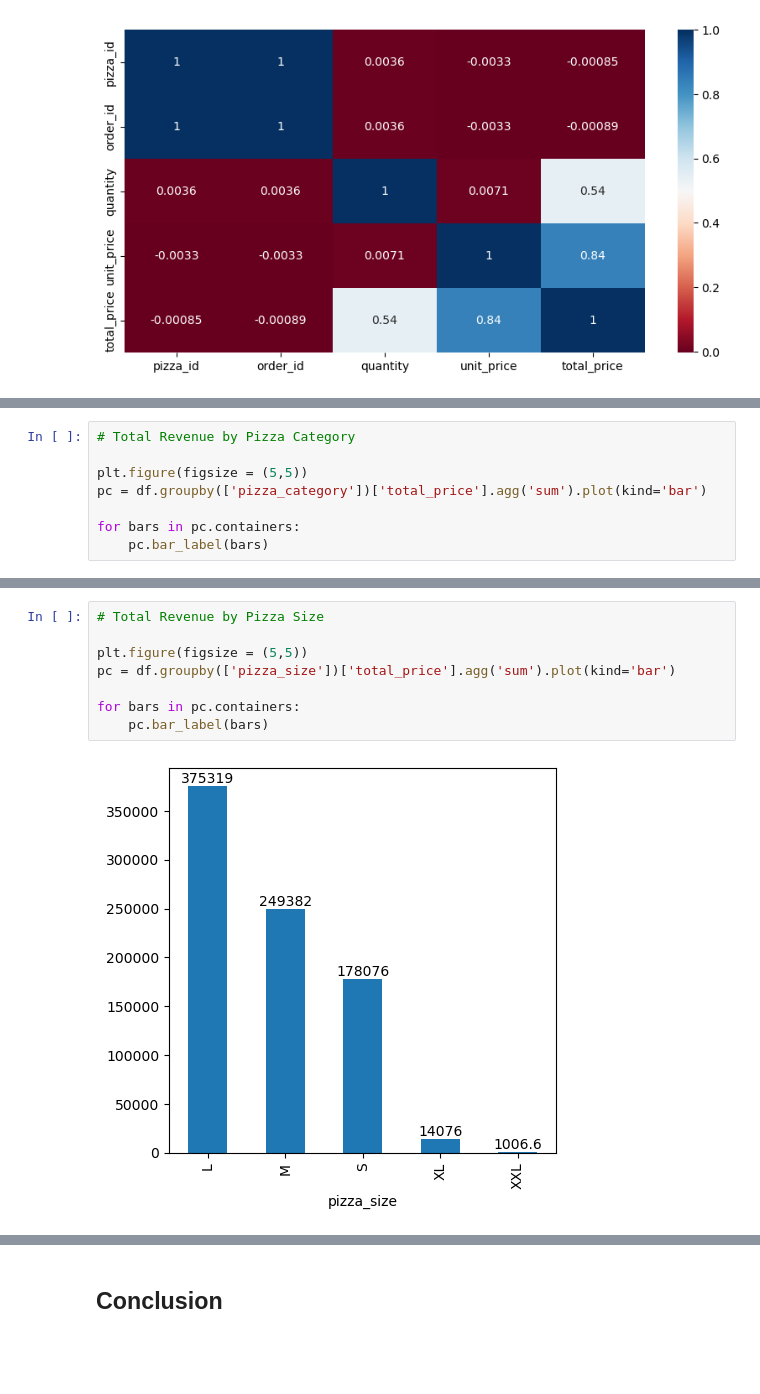
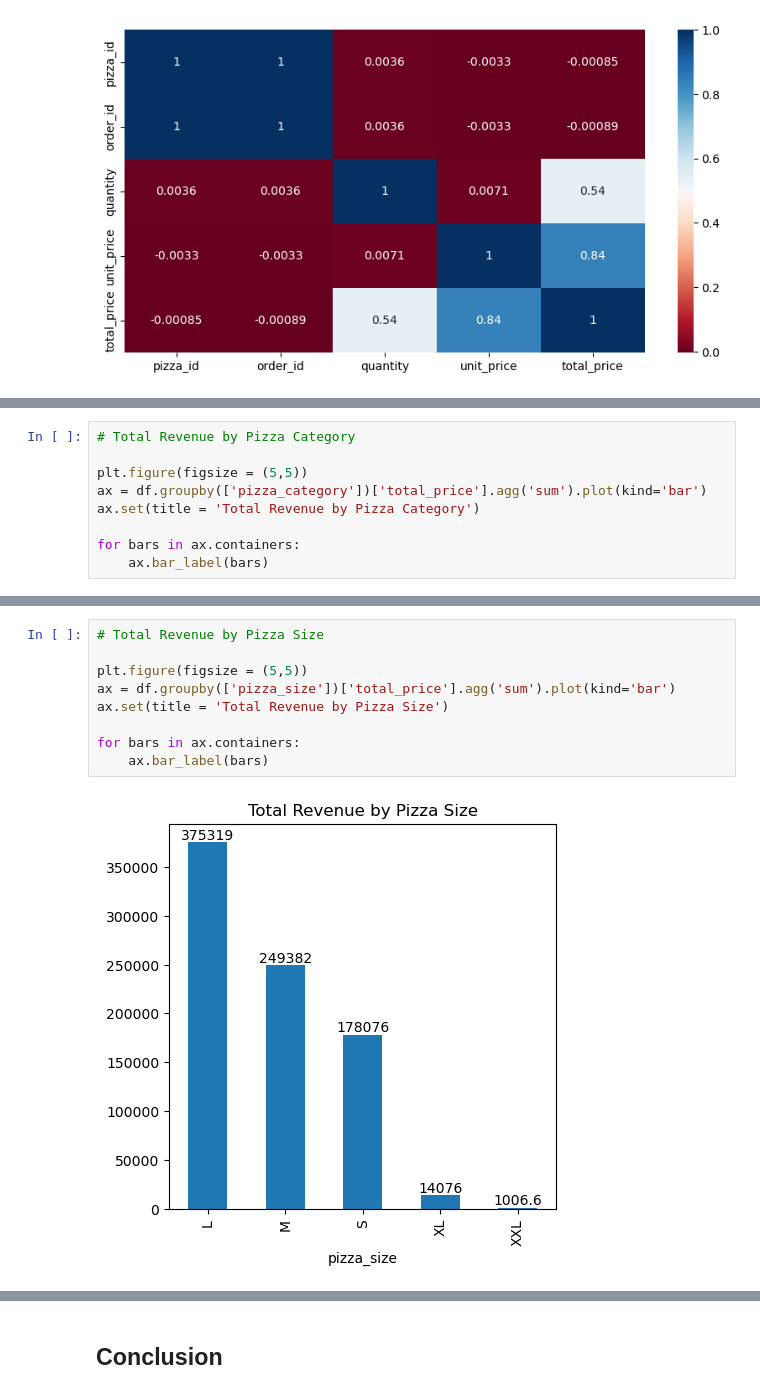
Before and after one commit to vasugupta525/Pizza-Sales-Report, a Jupyter notebook: pizza_sales_analysis.ipynb, the cells around one changed output, grey strips where cells are left out. Saved outputs shown, nothing was run; the diff lists cells and outputs as text; blank space fills up the shorter version.

```diff
--- a/pizza_sales_analysis.ipynb
+++ b/pizza_sales_analysis.ipynb
@@ -140,8 +139,9 @@ plt.show()
 # Total Revenue by Pizza Category
 
 plt.figure(figsize = (5,5))
-pc = df.groupby(['pizza_category'])['total_price'].agg('sum').plot(kind='bar')
+ax = df.groupby(['pizza_category'])['total_price'].agg('sum').plot(kind='bar')
+ax.set(title = 'Total Revenue by Pizza Category')
 
-for bars in pc.containers:
-    pc.bar_label(bars)
+for bars in ax.containers:
+    ax.bar_label(bars)
 # %% [output]
@@ -152,11 +152,12 @@ for bars in pc.containers:
 # %%
 # Total Revenue by Pizza Size
 
 plt.figure(figsize = (5,5))
-pc = df.groupby(['pizza_size'])['total_price'].agg('sum').plot(kind='bar')
+ax = df.groupby(['pizza_size'])['total_price'].agg('sum').plot(kind='bar')
+ax.set(title = 'Total Revenue by Pizza Size')
 
-for bars in pc.containers:
-    pc.bar_label(bars)
+for bars in ax.containers:
+    ax.bar_label(bars)
 # %% [output]
-[figure, old version]
+[figure, new version]
 # %% [markdown]
```
Also changed, not shown: parts of 22 cells of this notebook.
